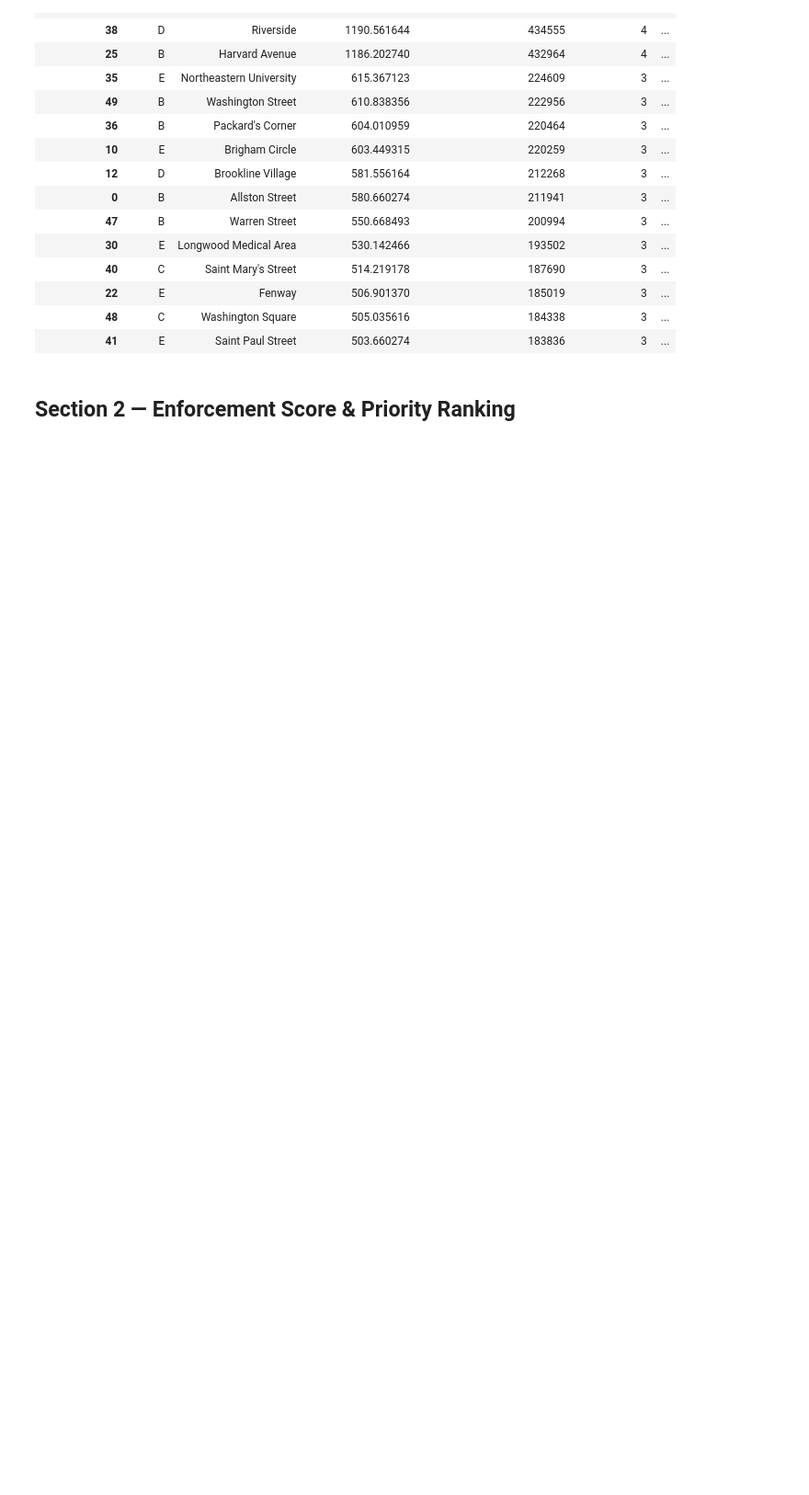
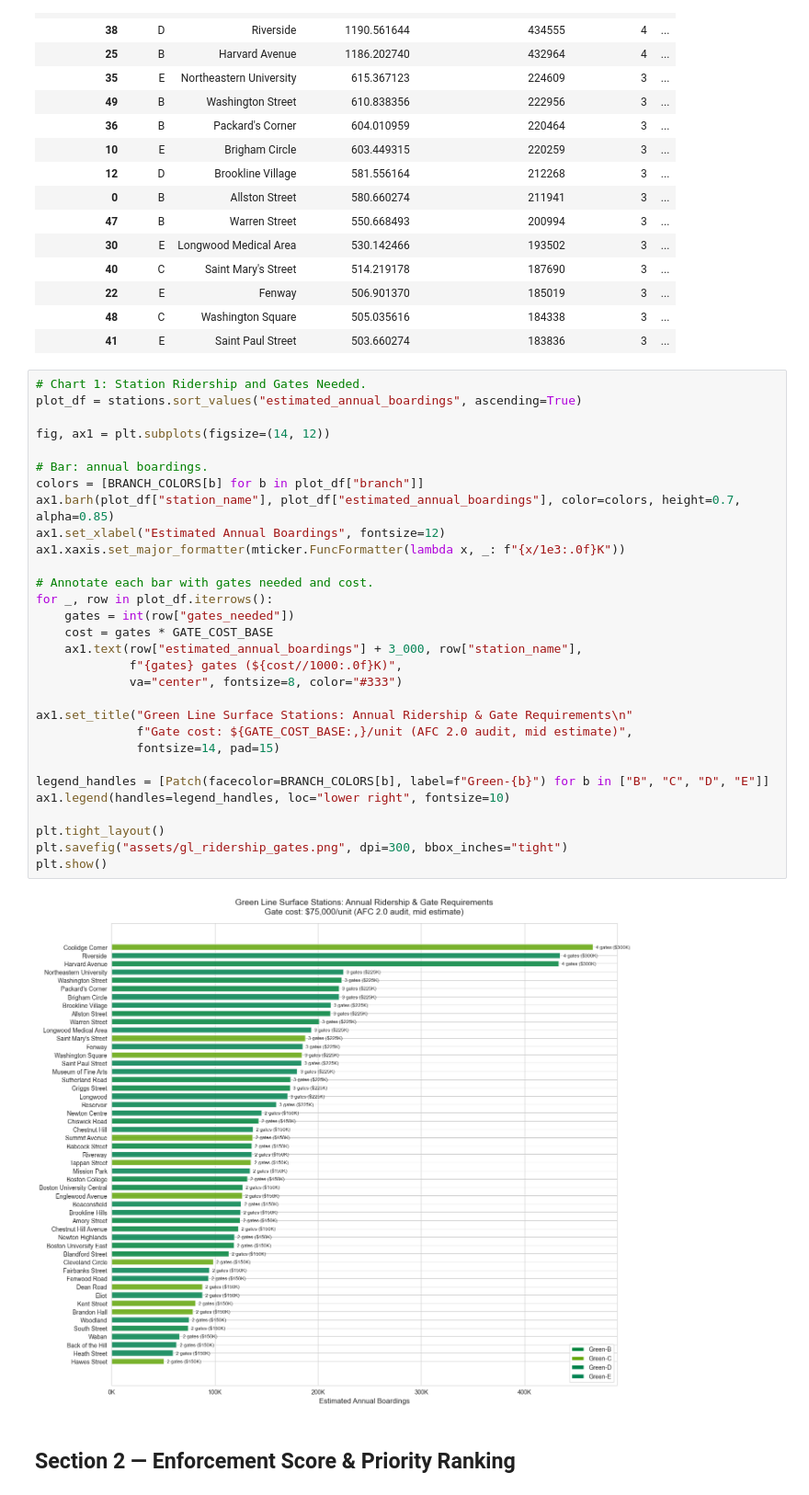
Before and after one commit to iasolb/MBTA-Fare-Analysis, a Jupyter notebook: gate_expansion_analysis.ipynb, the cells around one changed output. Shown at 92% size. Drawn from its saved outputs; the diff is of its cells as text; blank space fills up the shorter version.

Commit message:
Show gates per station

```diff
--- a/gate_expansion_analysis.ipynb
+++ b/gate_expansion_analysis.ipynb
@@ -175,6 +175,38 @@ Total capital: $9,375,000
 | 22 | E | Fenway | 506.901370 | 185019 | 3 | ... |
 | 48 | C | Washington Square | 505.035616 | 184338 | 3 | ... |
 | 41 | E | Saint Paul Street | 503.660274 | 183836 | 3 | ... |
+# %%
+# Chart 1: Station Ridership and Gates Needed.
+plot_df = stations.sort_values("estimated_annual_boardings", ascending=True)
+
+fig, ax1 = plt.subplots(figsize=(14, 12))
+
+# Bar: annual boardings.
+colors = [BRANCH_COLORS[b] for b in plot_df["branch"]]
+ax1.barh(plot_df["station_name"], plot_df["estimated_annual_boardings"], color=colors, height=0.7, alpha=0.85)
+ax1.set_xlabel("Estimated Annual Boardings", fontsize=12)
+ax1.xaxis.set_major_formatter(mticker.FuncFormatter(lambda x, _: f"{x/1e3:.0f}K"))
+
+# Annotate each bar with gates needed and cost.
+for _, row in plot_df.iterrows():
+    gates = int(row["gates_needed"])
+    cost = gates * GATE_COST_BASE
+    ax1.text(row["estimated_annual_boardings"] + 3_000, row["station_name"],
+             f"{gates} gates (${cost//1000:.0f}K)",
+             va="center", fontsize=8, color="#333")
+
+ax1.set_title("Green Line Surface Stations: Annual Ridership & Gate Requirements\n"
+              f"Gate cost: ${GATE_COST_BASE:,}/unit (AFC 2.0 audit, mid estimate)",
+              fontsize=14, pad=15)
+
+legend_handles = [Patch(facecolor=BRANCH_COLORS[b], label=f"Green-{b}") for b in ["B", "C", "D", "E"]]
+ax1.legend(handles=legend_handles, loc="lower right", fontsize=10)
+
+plt.tight_layout()
+plt.savefig("assets/gl_ridership_gates.png", dpi=300, bbox_inches="tight")
+plt.show()
+# %% [output]
+[figure, added]
 # %% [markdown]
 ## Section 2 — Enforcement Score & Priority Ranking
 # %%
```
Also changed, not shown: 1 other file.
